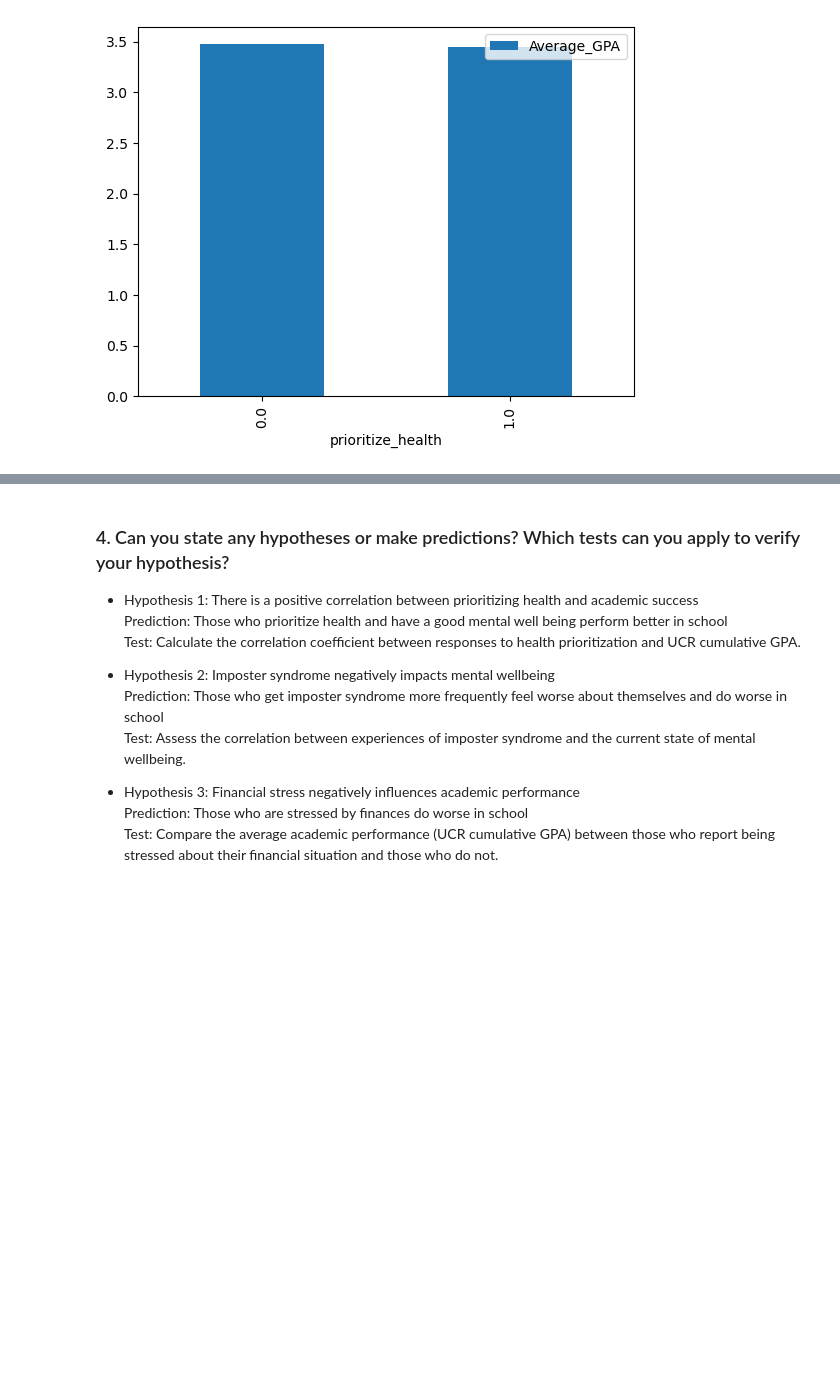
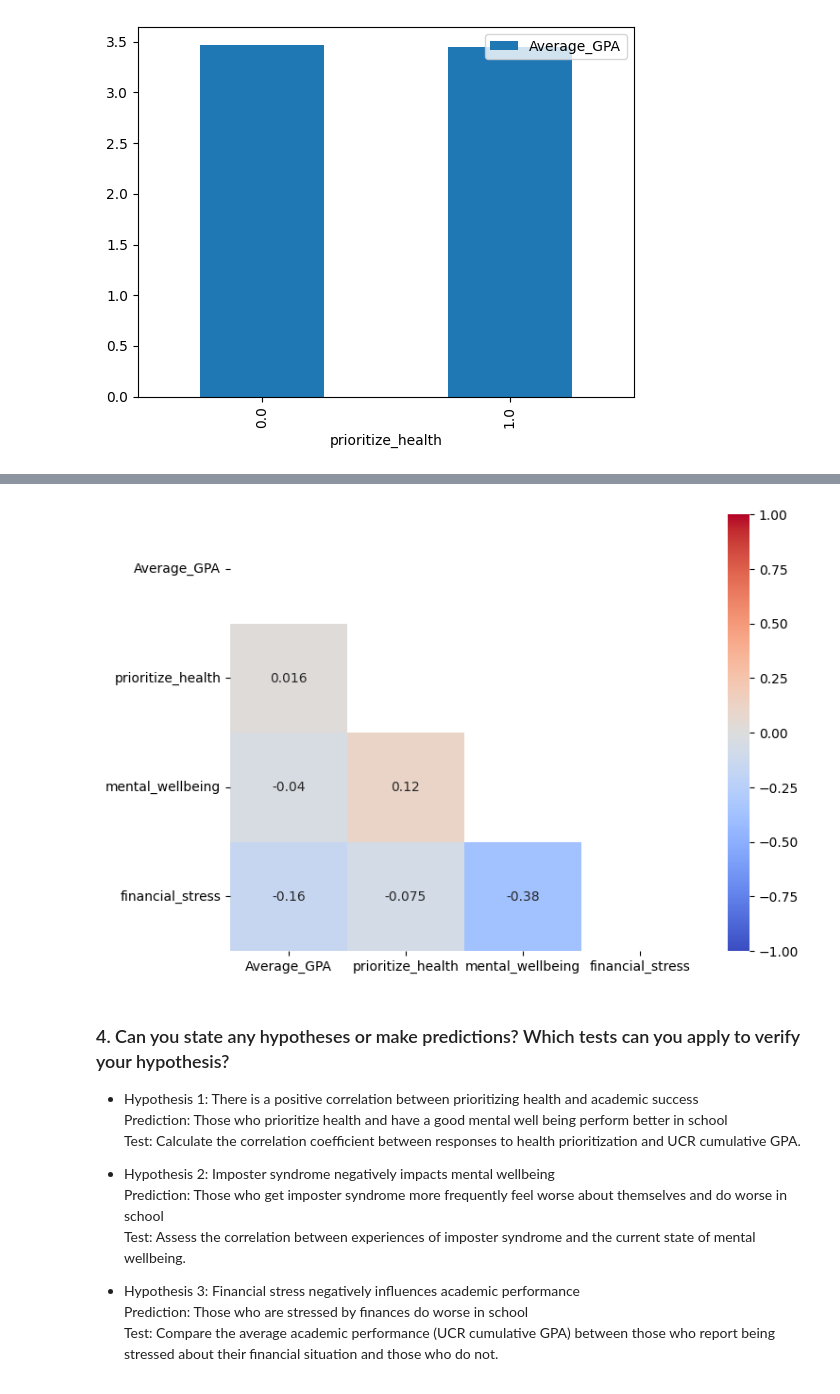
Before and after one commit to Jyro88/CS105MiniProject, a Jupyter notebook: lab5-6.ipynb, the cells around one changed output, grey strips where cells are left out. Drawn from its saved outputs; the diff is of its cells as text; code cells hidden in the pictures; blank space fills up the shorter version.

```diff
--- a/lab5-6.ipynb
+++ b/lab5-6.ipynb
@@ -144,6 +172,20 @@ plt.ylabel('Financial Stress Ratings')
 plt.show()
 # %% [output]
 [figure]
+# %%
+# Correlation heatmap to visualize the correlation matrix
+correlation_matrix = df[['Average_GPA', 'prioritize_health', 'mental_wellbeing', 'financial_stress']].corr()
+# Create a mask to hide the upper triangle
+mask = np.triu(np.ones_like(correlation_matrix, dtype=bool))
+
+# Set up the matplotlib figure
+plt.figure(figsize=(8, 6))
+
+# Correlation heatmap with masked upper triangle
+sns.heatmap(correlation_matrix, annot=True, cmap='coolwarm', mask=mask, vmin=-1, vmax=1)
+plt.show()
+# %% [output]
+[figure, added]
 # %% [markdown]
 ### 4. Can you state any hypotheses or make predictions? Which tests can you apply to verify your hypothesis?
 - Hypothesis 1: There is a positive correlation between prioritizing health and academic success\
```
Also changed, not shown: parts of 5 cells of this notebook.
